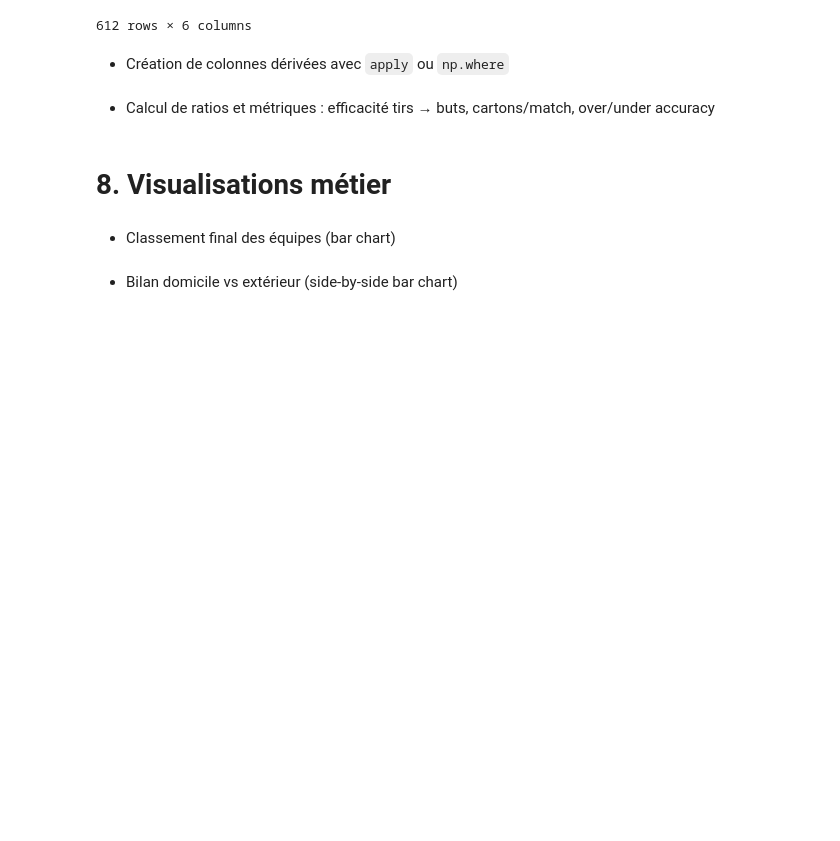
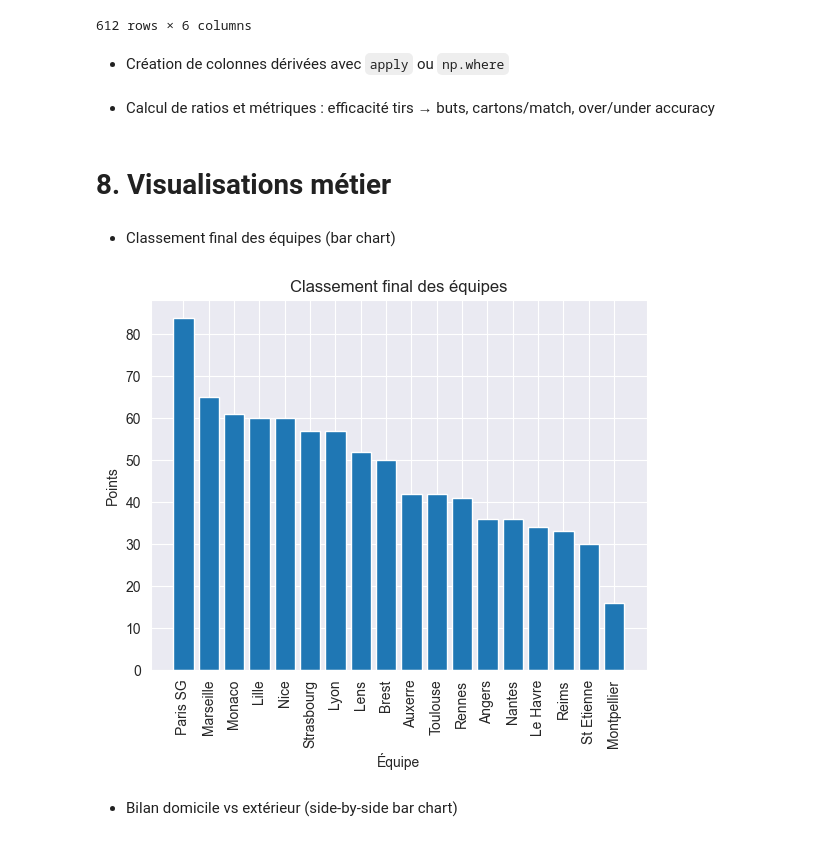
Before and after one commit to VMY7/ligue1-eda-python-24-25, a Jupyter notebook: ligue1-eda-python-24-25.ipynb, the cells around one changed output. Drawn from its saved outputs; the diff is of its cells as text; code cells hidden in the pictures; blank space fills up the shorter version.

Commit message:
Visualisations métier END

```diff
--- a/ligue1-eda-python-24-25.ipynb
+++ b/ligue1-eda-python-24-25.ipynb
@@ -879,14 +879,15 @@ plt.show()
 df_stats_Home = pd.DataFrame({
     "Team": df["HomeTeam"],
     "GoalsFor": df["FTHG"],
-    "GoalsAgainst": df["FTAG"]
-
+    "GoalsAgainst": df["FTAG"],
+    "Points": np.where(df["FTR"] == "H", 3, np.where(df["FTR"] == "D", 1, 0))
 })
 
 df_stats_Away = pd.DataFrame({
     "Team": df["AwayTeam"],
     "GoalsFor": df["FTAG"],
-    "GoalsAgainst": df["FTHG"]
+    "GoalsAgainst": df["FTHG"],
+    "Points": np.where(df["FTR"] == "A", 3, np.where(df["FTR"] == "D", 1, 0))
 })
 
 df_stats_All = pd.concat([df_stats_Home, df_stats_Away], ignore_index=True)
@@ -999,6 +1000,28 @@ df["Over25"] = np.where(df["TotalGoals"] > 2.5, 1, 0)
 # %% [markdown]
 # 8. Visualisations métier
 # %% [markdown]
-- Classement final des équipes (bar chart)
+ - Classement final des équipes (bar chart)
+# %%
+# Agréger par équipe
+# (somme des GoalsFor, GoalsAgainst, Points)
+df_team_ranking = df_stats_All.groupby("Team").agg({
+    "GoalsFor": "sum",
+    "GoalsAgainst": "sum",
+    "Points": "sum"
+}).reset_index()
+
+# Trier le classement
+df_team_ranking = df_team_ranking.sort_values(by="Points", ascending=False)
+
+# Visualiser avec un bar chart
+# (barres = équipes, hauteur = Points)
+plt.bar(df_team_ranking["Team"], df_team_ranking["Points"])
+plt.xticks(rotation=90)
+plt.xlabel("Équipe")
+plt.ylabel("Points")
+plt.title("Classement final des équipes")
+plt.show()
+# %% [output]
+[figure, added]
 # %% [markdown]
 - Bilan domicile vs extérieur (side-by-side bar chart)
```
Also changed, not shown: parts of 5 cells of this notebook.
